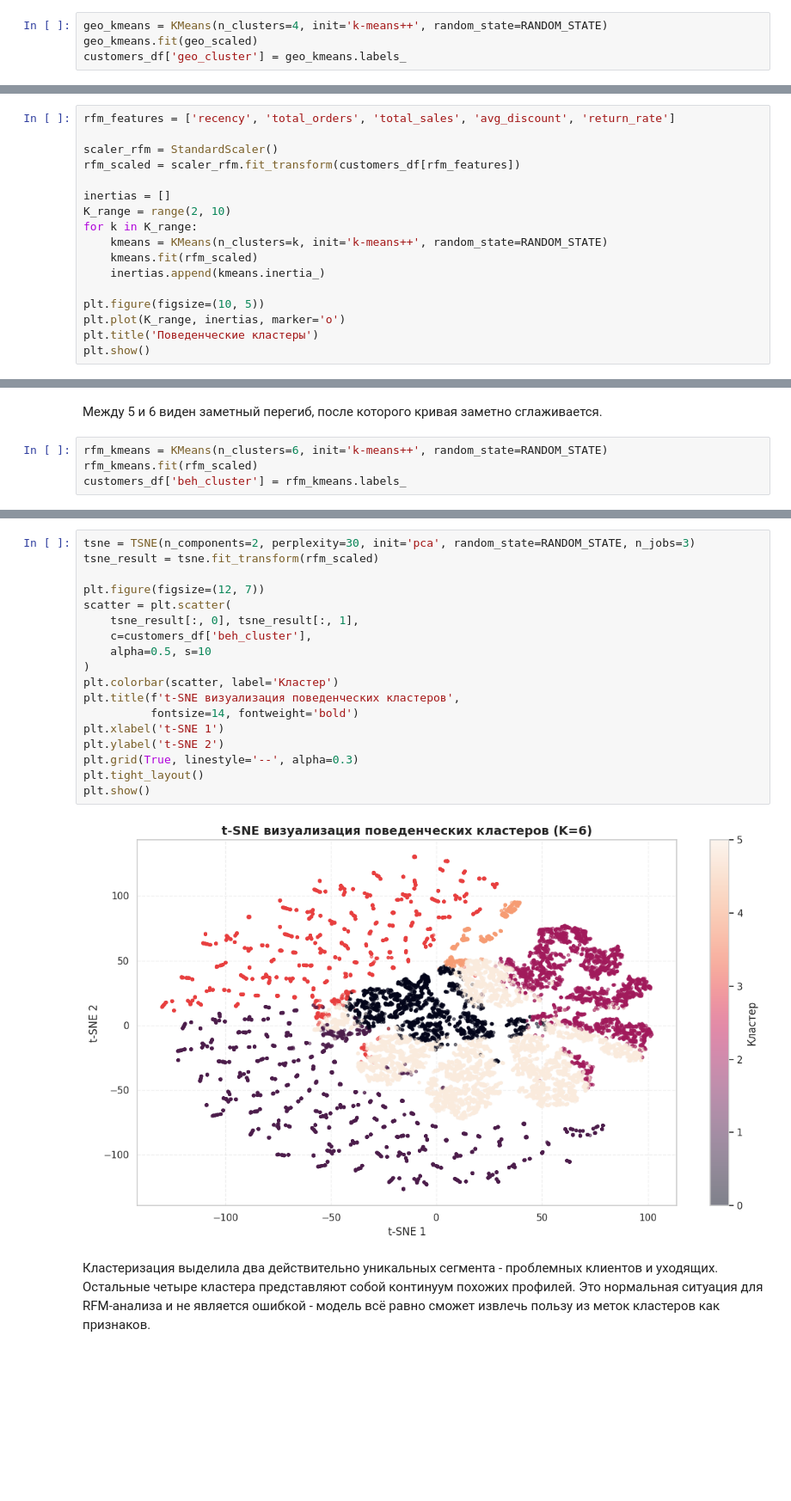
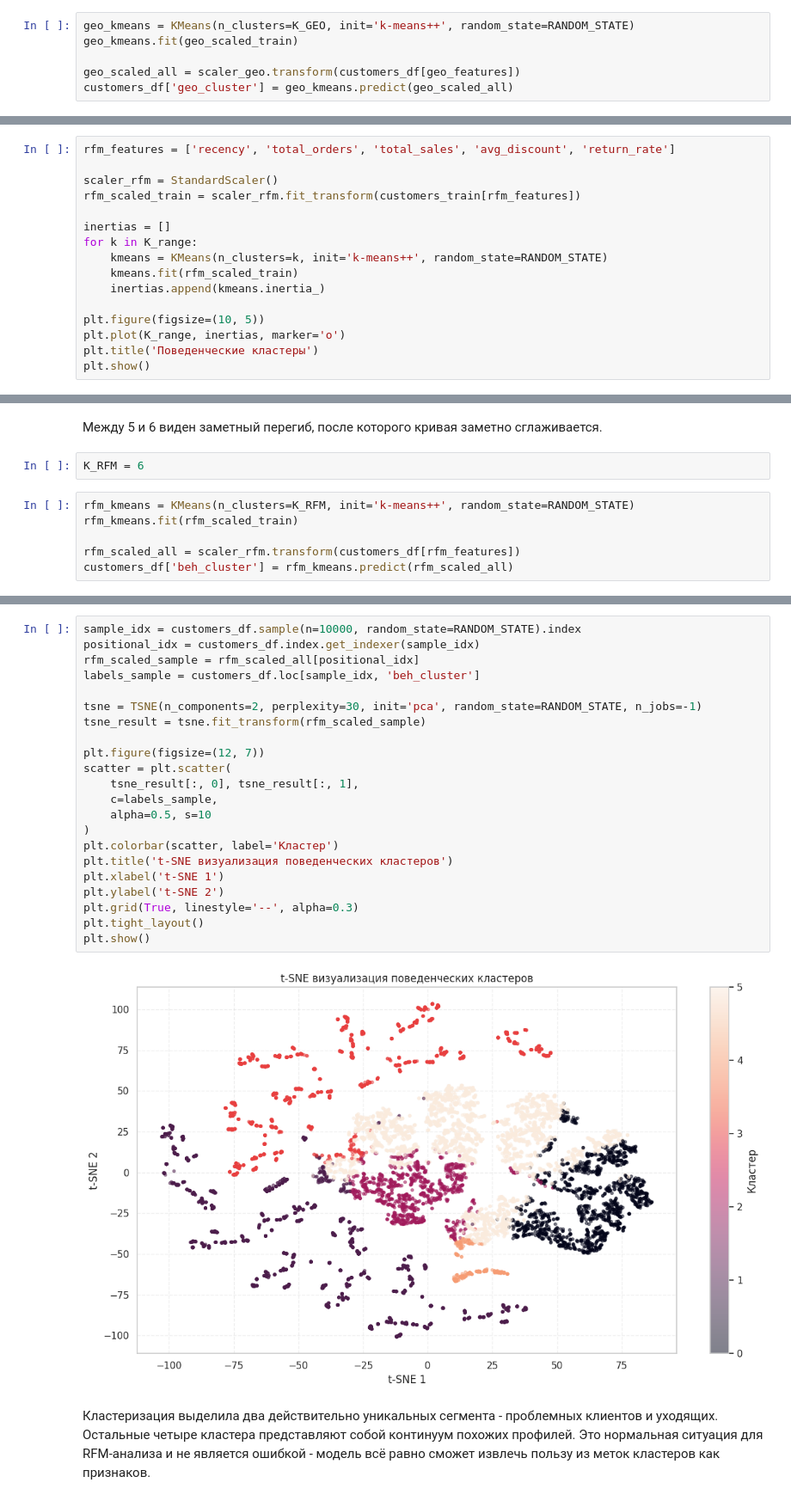
Before and after one commit to KatsayArtemDev/ML, a Jupyter notebook: classification/identifying_delivery_risks/identifying_delivery_risks_predictor.ipynb, the cells around one changed output, grey strips where cells are left out. Shown at 86% size. Saved outputs shown, nothing was run; the diff lists cells and outputs as text; blank space fills up the shorter version.

```diff
--- a/classification/identifying_delivery_risks/identifying_delivery_risks_predictor.ipynb
+++ b/classification/identifying_delivery_risks/identifying_delivery_risks_predictor.ipynb
@@ -889,7 +910,9 @@ plt.show()
 # %%
-geo_kmeans = KMeans(n_clusters=4, init='k-means++', random_state=RANDOM_STATE)
-geo_kmeans.fit(geo_scaled)
-customers_df['geo_cluster'] = geo_kmeans.labels_
+geo_kmeans = KMeans(n_clusters=K_GEO, init='k-means++', random_state=RANDOM_STATE)
+geo_kmeans.fit(geo_scaled_train)
+
+geo_scaled_all = scaler_geo.transform(customers_df[geo_features])
+customers_df['geo_cluster'] = geo_kmeans.predict(geo_scaled_all)
 # %%
 def plot_geo_clusters(customers_df, kmeans_model, scaler, K):
     _, ax = plt.subplots(figsize=(14, 7))
@@ -931,13 +954,12 @@ plot_geo_clusters(customers_df, geo_kmeans, scaler_geo, 4)
 rfm_features = ['recency', 'total_orders', 'total_sales', 'avg_discount', 'return_rate']
 
 scaler_rfm = StandardScaler()
-rfm_scaled = scaler_rfm.fit_transform(customers_df[rfm_features])
+rfm_scaled_train = scaler_rfm.fit_transform(customers_train[rfm_features])
 
 inertias = []
-K_range = range(2, 10)
 for k in K_range:
     kmeans = KMeans(n_clusters=k, init='k-means++', random_state=RANDOM_STATE)
-    kmeans.fit(rfm_scaled)
+    kmeans.fit(rfm_scaled_train)
     inertias.append(kmeans.inertia_)
 
 plt.figure(figsize=(10, 5))
@@ -949,9 +971,13 @@ plt.show()
 # %% [markdown]
 Между 5 и 6 виден заметный перегиб, после которого кривая заметно сглаживается.
+# %%
+K_RFM = 6
 # %%
-rfm_kmeans = KMeans(n_clusters=6, init='k-means++', random_state=RANDOM_STATE)
-rfm_kmeans.fit(rfm_scaled)
-customers_df['beh_cluster'] = rfm_kmeans.labels_
+rfm_kmeans = KMeans(n_clusters=K_RFM, init='k-means++', random_state=RANDOM_STATE)
+rfm_kmeans.fit(rfm_scaled_train)
+
+rfm_scaled_all = scaler_rfm.transform(customers_df[rfm_features])
+customers_df['beh_cluster'] = rfm_kmeans.predict(rfm_scaled_all)
 # %%
 cluster_stats = customers_df.groupby('beh_cluster')[rfm_features].mean().round(2)
 cluster_stats
@@ -975,25 +1001,29 @@ cluster_stats
 
 Кластеры 3 и 5 - промежуточные группы с умеренными показателями, существенно не выделяются.
 # %%
-tsne = TSNE(n_components=2, perplexity=30, init='pca', random_state=RANDOM_STATE, n_jobs=3)
-tsne_result = tsne.fit_transform(rfm_scaled)
+sample_idx = customers_df.sample(n=10000, random_state=RANDOM_STATE).index
+positional_idx = customers_df.index.get_indexer(sample_idx)
+rfm_scaled_sample = rfm_scaled_all[positional_idx]
+labels_sample = customers_df.loc[sample_idx, 'beh_cluster']
+
+tsne = TSNE(n_components=2, perplexity=30, init='pca', random_state=RANDOM_STATE, n_jobs=-1)
+tsne_result = tsne.fit_transform(rfm_scaled_sample)
 
 plt.figure(figsize=(12, 7))
 scatter = plt.scatter(
     tsne_result[:, 0], tsne_result[:, 1],
-    c=customers_df['beh_cluster'],
+    c=labels_sample,
     alpha=0.5, s=10
 )
 plt.colorbar(scatter, label='Кластер')
-plt.title(f't-SNE визуализация поведенческих кластеров',
-          fontsize=14, fontweight='bold')
+plt.title('t-SNE визуализация поведенческих кластеров')
 plt.xlabel('t-SNE 1')
 plt.ylabel('t-SNE 2')
 plt.grid(True, linestyle='--', alpha=0.3)
 plt.tight_layout()
 plt.show()
 # %% [output]
-[figure, old version]
+[figure, new version]
 # %% [markdown]
 Кластеризация выделила два действительно уникальных сегмента - проблемных клиентов и уходящих. Остальные четыре кластера представляют собой континуум похожих профилей. Это нормальная ситуация для RFM-анализа и не является ошибкой - модель всё равно сможет извлечь пользу из меток кластеров как признаков.
 # %%
```
Also changed, not shown: parts of 35 cells of this notebook, 1 other file.
